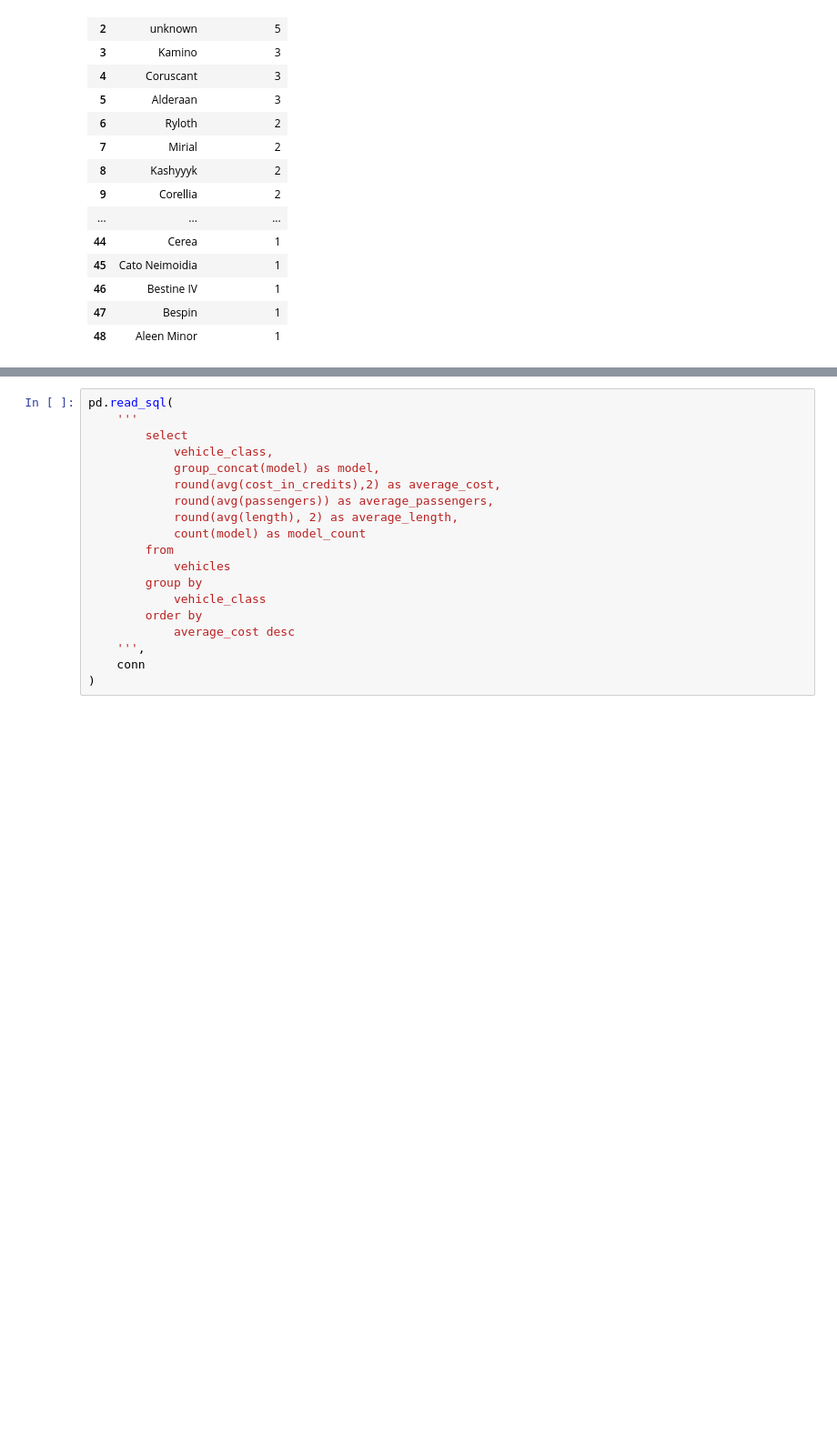
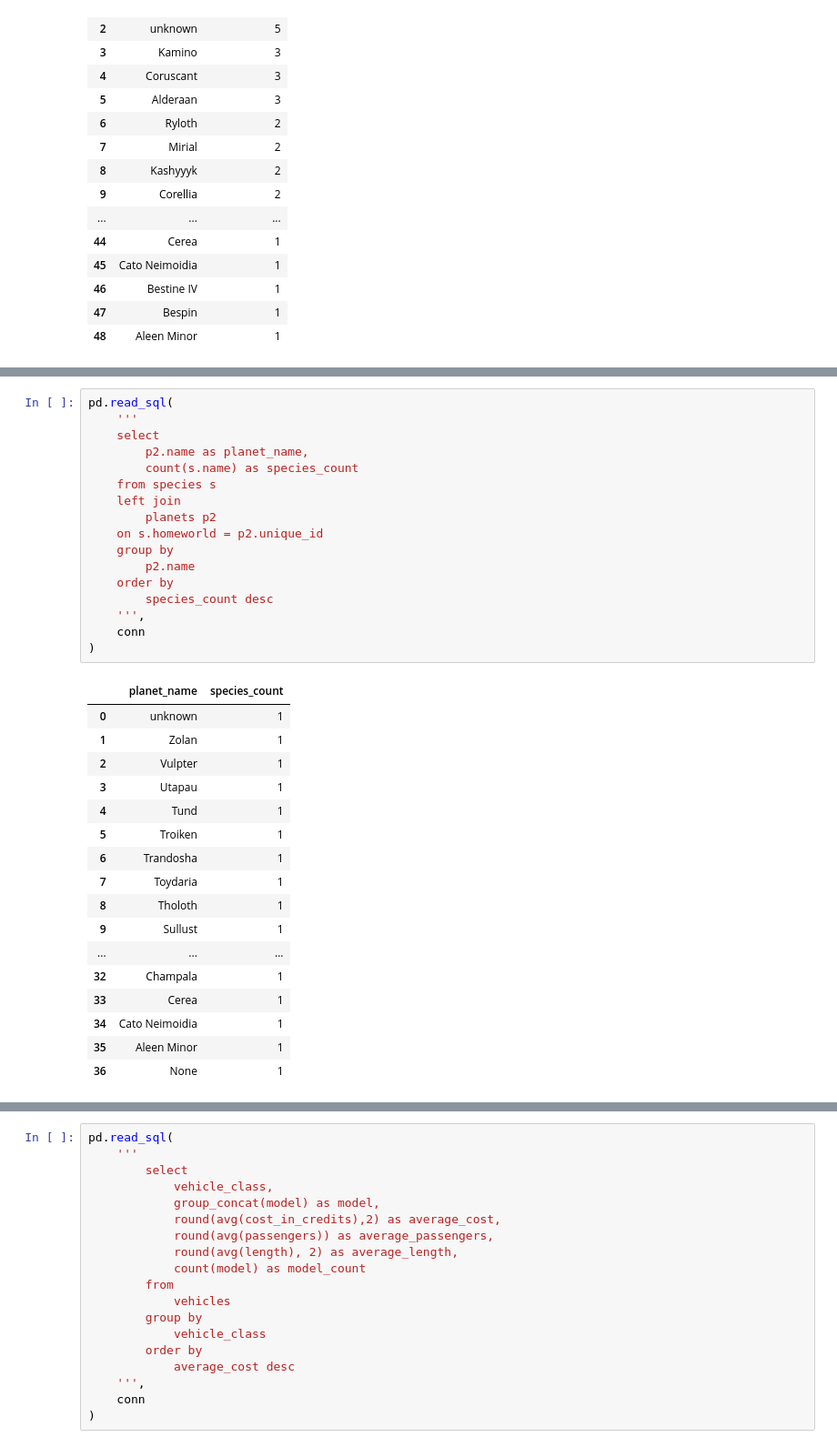
Before and after one commit to fengyu20/sql-project-star-wars-analysis, a Jupyter notebook: sqlite3/sql_analysis.ipynb, the cells around one changed output, grey strips where cells are left out. Shown at 91% size. Saved outputs shown, nothing was run; the diff lists cells and outputs as text; blank space fills up the shorter version.

```diff
--- a/sqlite3/sql_analysis.ipynb
+++ b/sqlite3/sql_analysis.ipynb
@@ -129,0 +185,35 @@ pd.read_sql(
+# %%
+pd.read_sql(
+    '''
+    select
+        p2.name as planet_name,
+        count(s.name) as species_count
+    from species s
+    left join
+        planets p2
+    on s.homeworld = p2.unique_id
+    group by
+        p2.name
+    order by
+        species_count desc
+    ''',
+    conn
+)
+# %% [output]
+|  | planet_name | species_count |
+| 0 | unknown | 1 |
+| 1 | Zolan | 1 |
+| 2 | Vulpter | 1 |
+| 3 | Utapau | 1 |
+| 4 | Tund | 1 |
+| 5 | Troiken | 1 |
+| 6 | Trandosha | 1 |
+| 7 | Toydaria | 1 |
+| 8 | Tholoth | 1 |
+| 9 | Sullust | 1 |
+| ... | ... | ... |
+| 32 | Champala | 1 |
+| 33 | Cerea | 1 |
+| 34 | Cato Neimoidia | 1 |
+| 35 | Aleen Minor | 1 |
+| 36 | None | 1 |
```
Also changed, not shown: parts of 8 cells of this notebook, 1 other file.
